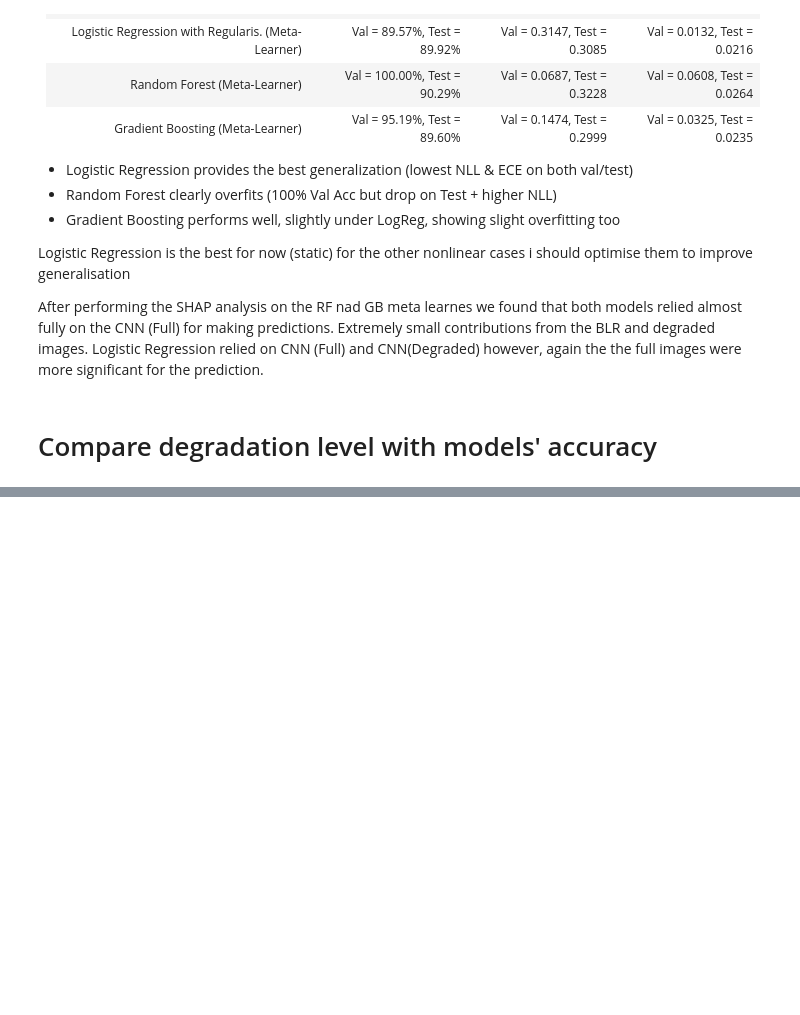
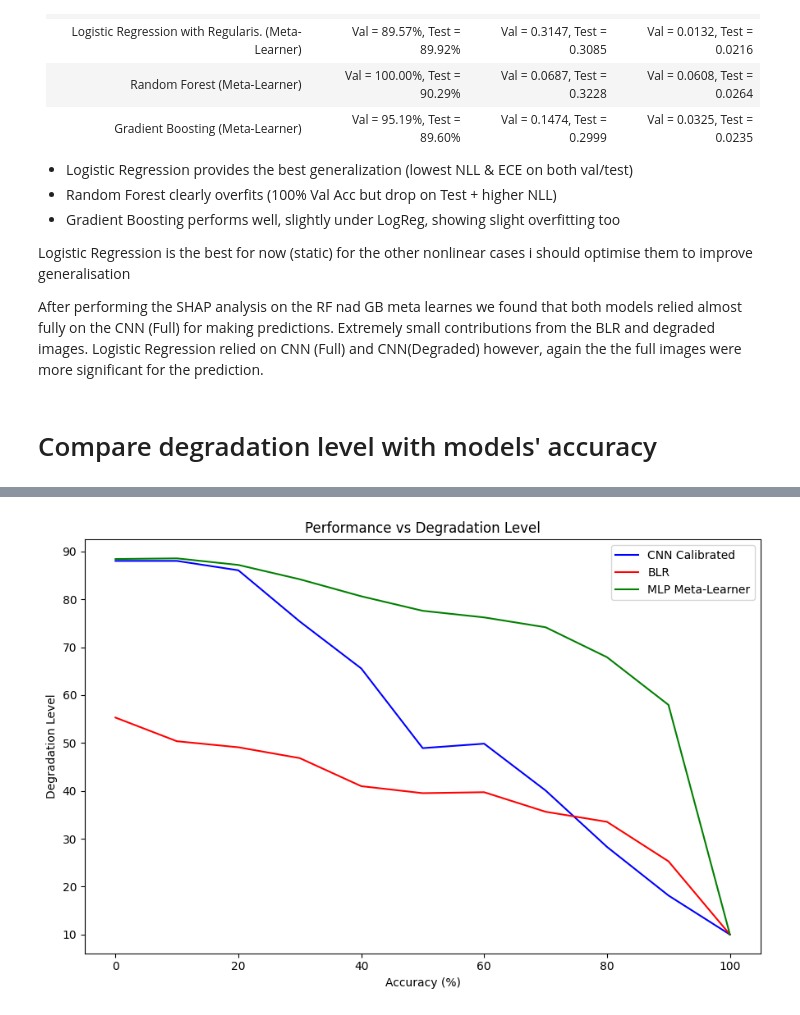
Before and after one commit to sssabere/Project_in_DataScience_Bayesian_DeepNeuralNetwork, a Jupyter notebook: Combine_CNN_BLR_ioanna.ipynb, the cells around one changed output, grey strips where cells are left out. Drawn from its saved outputs; the diff is of its cells as text; code cells hidden in the pictures; blank space fills up the shorter version.

```diff
--- a/Combine_CNN_BLR_ioanna.ipynb
+++ b/Combine_CNN_BLR_ioanna.ipynb
@@ -1230,0 +1231,33 @@ KeyboardInterrupt:
+# %%
+from sklearn.metrics import accuracy_score, log_loss
+degradation_levels = [0, 10, 20, 30, 40, 50, 60, 70, 80, 90, 100]
+cnn_results, blr_results = [], []
+
+for level in degradation_levels:
+    # CNN
+    cnn_df = pd.read_csv(f"cnn_dropout_test_predictions_degradation_{level}.csv")
+    y_true = cnn_df["true_label"].to_numpy()
+    cnn_probs = cnn_df[[c for c in cnn_df.columns if "cnn_dropout_class_" in c]].to_numpy()
+    cnn_probs /= cnn_probs.sum(axis=1, keepdims=True)  # normalize
+    cnn_acc = accuracy_score(y_true, cnn_probs.argmax(axis=1)) * 100
+    cnn_nll = log_loss(y_true, cnn_probs, labels=np.arange(10))
+    cnn_ece = ece_score(cnn_probs, y_true)
+    cnn_results.append({"Degradation": level, "Accuracy (%)": cnn_acc, "NLL": cnn_nll, "ECE": cnn_ece})
+
+    # BLR
+    blr_df = pd.read_csv(f"blr_full_test_predictions_degradation_{level}.csv")
+    y_true = blr_df["true_label"].to_numpy() if "true_label" in blr_df else blr_df["label"].to_numpy()
+    blr_probs = blr_df[[c for c in blr_df.columns if "blr_full_class_" in c]].to_numpy()
+    blr_probs /= blr_probs.sum(axis=1, keepdims=True)
+    blr_acc = accuracy_score(y_true, blr_probs.argmax(axis=1)) * 100
+    blr_nll = log_loss(y_true, blr_probs, labels=np.arange(10))
+    blr_ece = ece_score(blr_probs, y_true)
+    blr_results.append({"Degradation": level, "Accuracy (%)": blr_acc, "NLL": blr_nll, "ECE": blr_ece})
+
+cnn_results_df = pd.DataFrame(cnn_results)
+blr_results_df = pd.DataFrame(blr_results)
+# %%
+cnn_results_df["Model"] = "CNN"
+blr_results_df["Model"] = "BLR"
+mlp_results_df["Model"] = "MLP"
+all_results_df = pd.concat([cnn_results_df, blr_results_df, mlp_results_df], ignore_index=True)
@@ -1230,0 +1279,13 @@ KeyboardInterrupt:
+# %%
+plt.figure(figsize=(9,6))
+plt.plot(cnn_results_df['Degradation'], cnn_results_df['Accuracy (%)'], color='blue', label = 'CNN Calibrated')
+plt.plot(blr_results_df['Degradation'], blr_results_df['Accuracy (%)'], color='red', label = 'BLR')
+plt.plot(mlp_results_df['Degradation'], mlp_results_df['Acc'], color='green', label = 'MLP Meta-Learner')
+plt.xlabel("Accuracy (%)")
+plt.ylabel("Degradation Level")
+plt.title("Performance vs Degradation Level")
+plt.legend()
+plt.tight_layout()
+plt.show()
+# %% [output]
+[figure, added]
```
Also changed, not shown: parts of 45 cells of this notebook, 1 other file.
